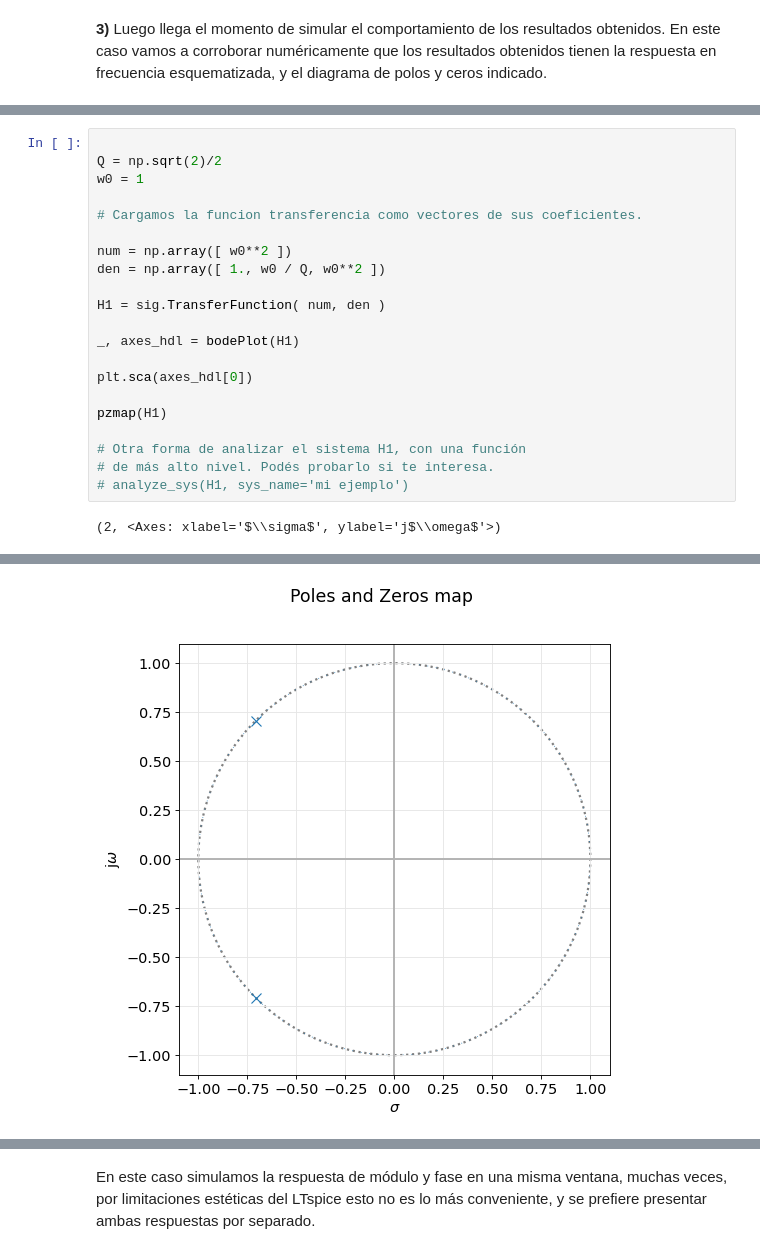
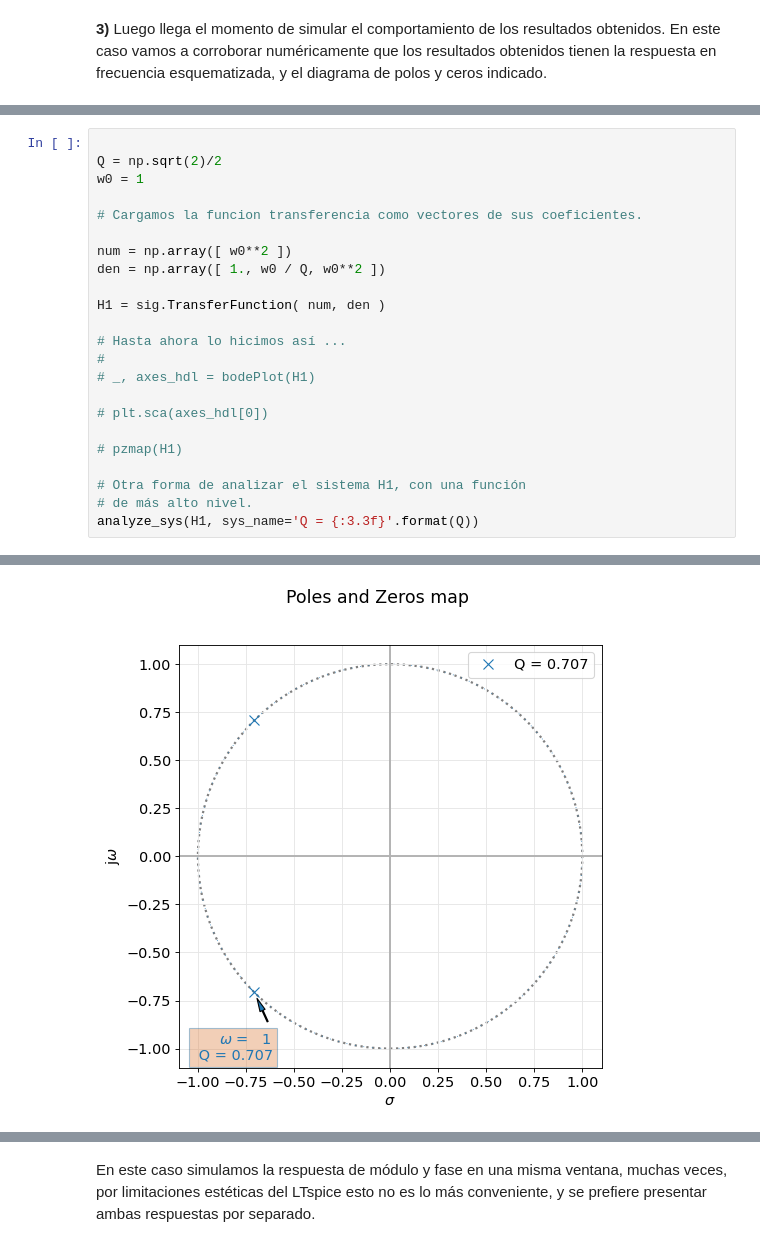
Before and after one commit to marianux/tc2, a Jupyter notebook: SOS_pasabajo.ipynb, the cells around one changed output, grey strips where cells are left out. Cells and saved outputs as stored; diff of their text form.

```diff
--- a/SOS_pasabajo.ipynb
+++ b/SOS_pasabajo.ipynb
@@ -126,14 +131,15 @@ den = np.array([ 1., w0 / Q, w0**2 ])
 
 H1 = sig.TransferFunction( num, den )
 
-_, axes_hdl = bodePlot(H1)
+# Hasta ahora lo hicimos así ...
+#
+# _, axes_hdl = bodePlot(H1)
 
-plt.sca(axes_hdl[0])
+# plt.sca(axes_hdl[0])
 
-pzmap(H1)
+# pzmap(H1)
 
 # Otra forma de analizar el sistema H1, con una función
-# de más alto nivel. Podés probarlo si te interesa.
-# analyze_sys(H1, sys_name='mi ejemplo')
+# de más alto nivel.
+analyze_sys(H1, sys_name='Q = {:3.3f}'.format(Q))
 # %% [output]
-(2, <Axes: xlabel='$\\sigma$', ylabel='j$\\omega$'>)
@@ -141 +147 @@ pzmap(H1)
-[figure, old version]
+[figure, new version]
```
Also changed, not shown: parts of 7 cells of this notebook, 14 other files.
